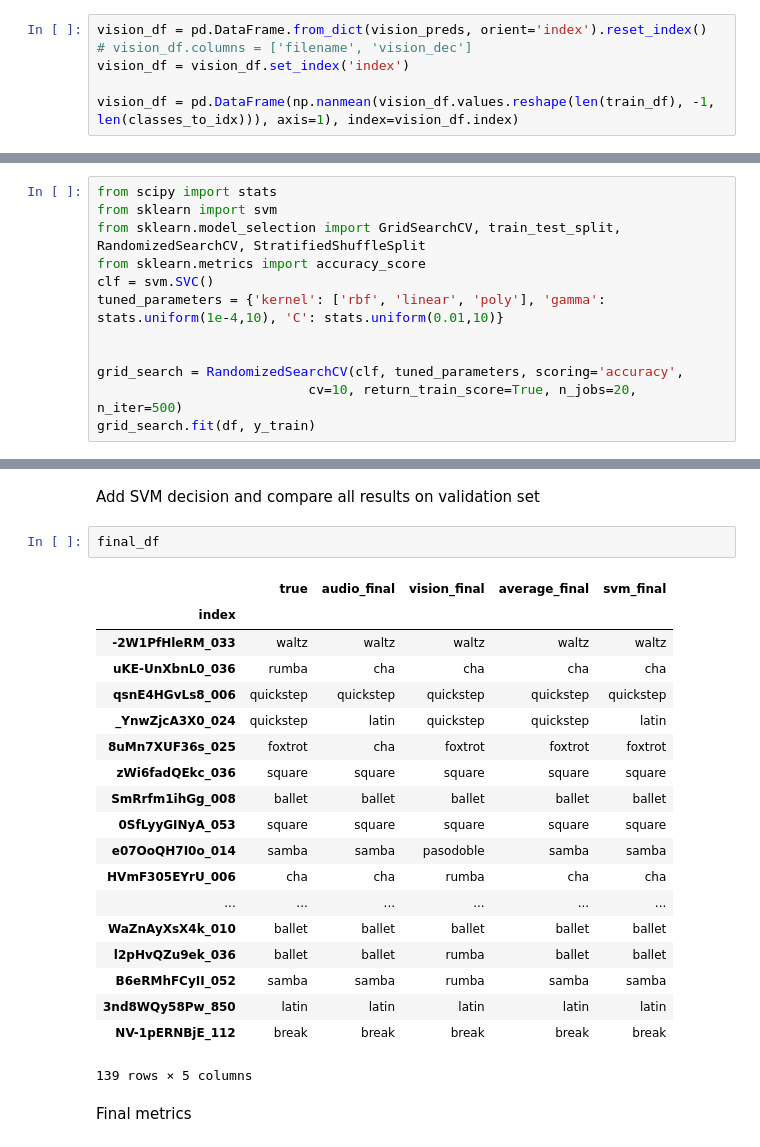
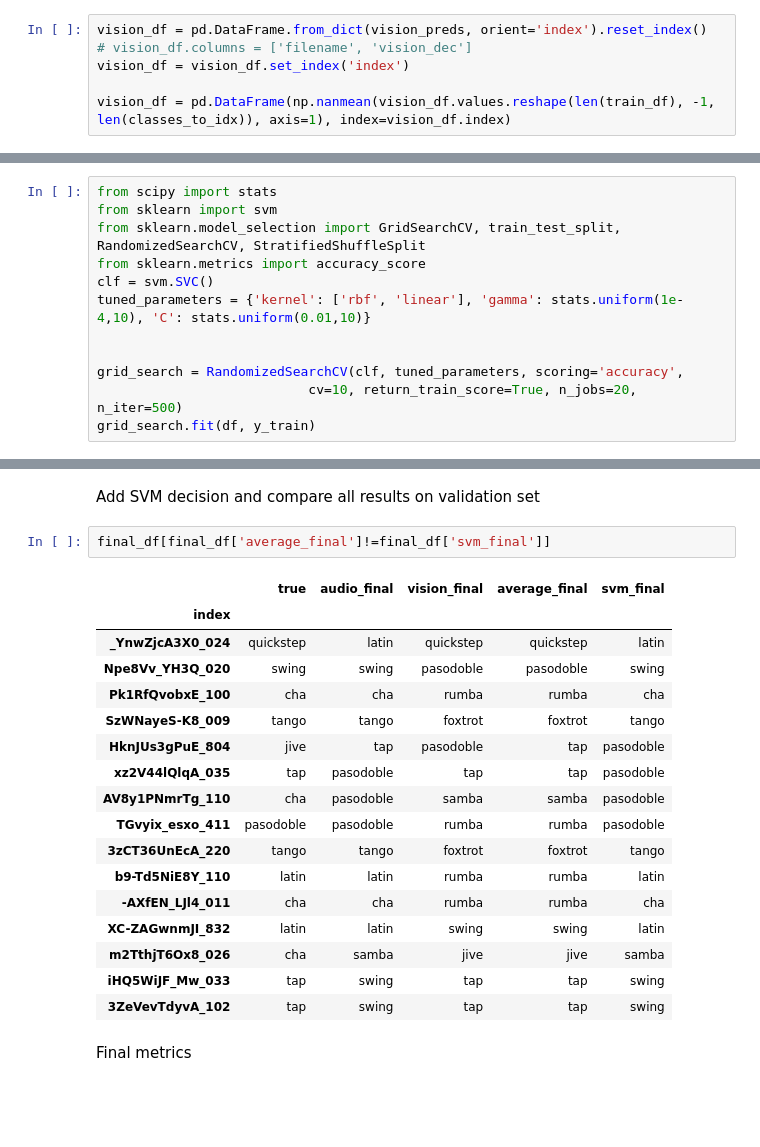
Before and after one commit to wysoczanska/Dance-Recognition, a Jupyter notebook: src/notebooks/Voting fusion.ipynb, the cells around one changed output, grey strips where cells are left out. Saved outputs shown, nothing was run; the diff lists cells and outputs as text; blank space fills up the shorter version.

```diff
--- a/src/notebooks/Voting fusion.ipynb
+++ b/src/notebooks/Voting fusion.ipynb
@@ -161,7 +161,7 @@ vision_df = pd.DataFrame.from_dict(vision_preds, orient='index').reset_index()
 # vision_df.columns = ['filename', 'vision_dec']
 vision_df = vision_df.set_index('index')
 
-vision_df = pd.DataFrame(np.nanmean(vision_df.values.reshape(len(train_df), -1, len(classes_to_idx))), axis=1), index=vision_df.index)
+vision_df = pd.DataFrame(np.nanmean(vision_df.values.reshape(len(train_df), -1, len(classes_to_idx)), axis=1), index=vision_df.index)
 # %% [markdown]
 Apply softmax
 # %%
@@ -196,7 +196,7 @@ from sklearn import svm
 from sklearn.model_selection import GridSearchCV, train_test_split, RandomizedSearchCV, StratifiedShuffleSplit
 from sklearn.metrics import accuracy_score
 clf = svm.SVC()
-tuned_parameters = {'kernel': ['rbf', 'linear', 'poly'], 'gamma': stats.uniform(1e-4,10), 'C': stats.uniform(0.01,10)}
+tuned_parameters = {'kernel': ['rbf', 'linear'], 'gamma': stats.uniform(1e-4,10), 'C': stats.uniform(0.01,10)}
 
 
 grid_search = RandomizedSearchCV(clf, tuned_parameters, scoring='accuracy',
@@ -230,28 +230,26 @@ final_df['svm_final'] = best_model.predict(df_val)
 final_df['svm_final']=final_df['svm_final'].replace(idxes_to_classes)
 # %% [markdown]
 Add SVM decision and compare all results on validation set
-# %%
-final_df
-# %% [output]
-|  | true | audio_final | vision_final | average_final | svm_final |
-| index |  |  |  |  |  |
-| -2W1PfHleRM_033 | waltz | waltz | waltz | waltz | waltz |
-| uKE-UnXbnL0_036 | rumba | cha | cha | cha | cha |
-| qsnE4HGvLs8_006 | quickstep | quickstep | quickstep | quickstep | quickstep |
-| _YnwZjcA3X0_024 | quickstep | latin | quickstep | quickstep | latin |
-| 8uMn7XUF36s_025 | foxtrot | cha | foxtrot | foxtrot | foxtrot |
-| zWi6fadQEkc_036 | square | square | square | square | square |
-| SmRrfm1ihGg_008 | ballet | ballet | ballet | ballet | ballet |
-| 0SfLyyGINyA_053 | square | square | square | square | square |
-| e07OoQH7I0o_014 | samba | samba | pasodoble | samba | samba |
-| HVmF305EYrU_006 | cha | cha | rumba | cha | cha |
-| ... | ... | ... | ... | ... | ... |
-| WaZnAyXsX4k_010 | ballet | ballet | ballet | ballet | ballet |
-| l2pHvQZu9ek_036 | ballet | ballet | rumba | ballet | ballet |
-| B6eRMhFCyII_052 | samba | samba | rumba | samba | samba |
-| 3nd8WQy58Pw_850 | latin | latin | latin | latin | latin |
-| NV-1pERNBjE_112 | break | break | break | break | break |
-139 rows × 5 columns
+# %%
+final_df[final_df['average_final']!=final_df['svm_final']]
+# %% [output]
+|  | true | audio_final | vision_final | average_final | svm_final |
+| index |  |  |  |  |  |
+| _YnwZjcA3X0_024 | quickstep | latin | quickstep | quickstep | latin |
+| Npe8Vv_YH3Q_020 | swing | swing | pasodoble | pasodoble | swing |
+| Pk1RfQvobxE_100 | cha | cha | rumba | rumba | cha |
+| SzWNayeS-K8_009 | tango | tango | foxtrot | foxtrot | tango |
+| HknJUs3gPuE_804 | jive | tap | pasodoble | tap | pasodoble |
+| xz2V44lQlqA_035 | tap | pasodoble | tap | tap | pasodoble |
+| AV8y1PNmrTg_110 | cha | pasodoble | samba | samba | pasodoble |
+| TGvyix_esxo_411 | pasodoble | pasodoble | rumba | rumba | pasodoble |
+| 3zCT36UnEcA_220 | tango | tango | foxtrot | foxtrot | tango |
+| b9-Td5NiE8Y_110 | latin | latin | rumba | rumba | latin |
+| -AXfEN_LJl4_011 | cha | cha | rumba | rumba | cha |
+| XC-ZAGwnmJI_832 | latin | latin | swing | swing | latin |
+| m2TthjT6Ox8_026 | cha | samba | jive | jive | samba |
+| iHQ5WiJF_Mw_033 | tap | swing | tap | tap | swing |
+| 3ZeVevTdyvA_102 | tap | swing | tap | tap | swing |
 # %% [markdown]
 Final metrics
 # %%
```
Also changed, not shown: parts of 3 cells of this notebook, 10 other files.
